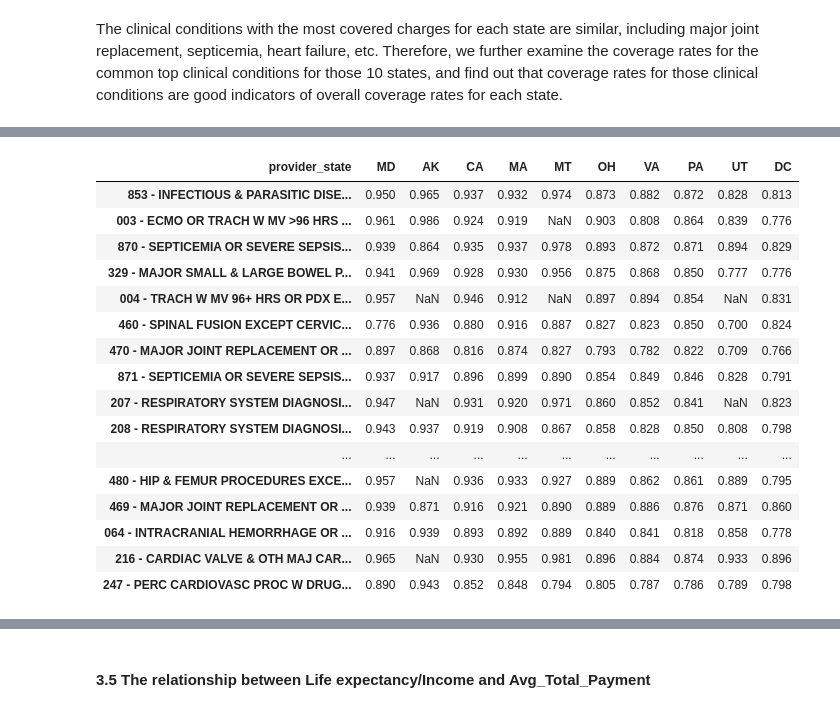
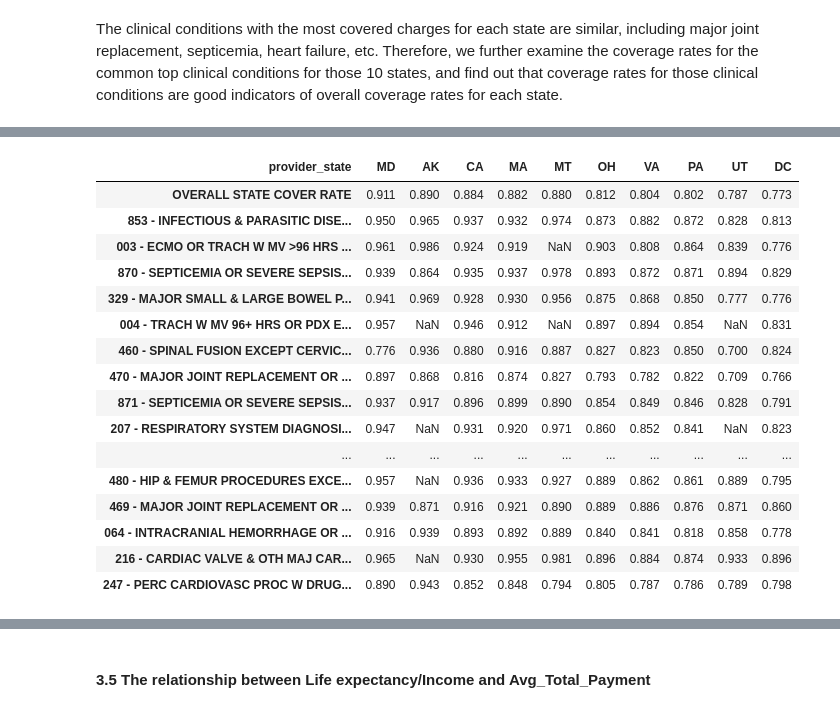
Before and after one commit to AnyiHuang/Analyzing-Inpatient-medical-expense-in-US, a Jupyter notebook: BA780_Team5A.ipynb, the cells around one changed output, grey strips where cells are left out. Saved outputs shown, nothing was run; the diff lists cells and outputs as text; code cells hidden in the pictures.

```diff
--- a/BA780_Team5A.ipynb
+++ b/BA780_Team5A.ipynb
@@ -429,19 +426,25 @@ order_drg = list(order['drg_definition'])[:30]
 # %%
 # Filter by 10 states and top 30 conditions
 c_compare = c_clinical_conditions_state.loc[
                                             (c_clinical_conditions_state['provider_state'].isin(['MD', 'AK', 'CA', 'MA', 'MT', 'OH', 'VA', 'PA', 'UT', 'DC'])) &
                                             (c_clinical_conditions_state['drg_definition'].isin(order_drg))
                                             ]
 
 # Transform the date for cover rate heatmap
 c_compare_pivot = pd.pivot_table(c_compare, values='cover_rate', index='drg_definition', columns='provider_state')
 
 # Reorder the states by descending cover rates, and clinical conditions by total covered charges
 top_drg = pd.Index(order_drg)
 c_compare_pivot = c_compare_pivot.loc[top_drg, ['MD', 'AK', 'CA', 'MA', 'MT', 'OH', 'VA', 'PA', 'UT', 'DC']]
+
+# Add a row for overall cover rate
+overall = [['OVERALL STATE COVER RATE', 0.911, 0.890, 0.884, 0.882, 0.880, 0.812, 0.804, 0.802, 0.787, 0.773]]
+overall_df = pd.DataFrame(overall, columns=['provider_state', 'MD', 'AK', 'CA', 'MA', 'MT', 'OH', 'VA', 'PA', 'UT', 'DC']).set_index('provider_state')
+c_compare_pivot = pd.concat([overall_df, c_compare_pivot])
 c_compare_pivot
 # %% [output]
 | provider_state | MD | AK | CA | MA | MT | OH | VA | PA | UT | DC |
+| OVERALL STATE COVER RATE | 0.911 | 0.890 | 0.884 | 0.882 | 0.880 | 0.812 | 0.804 | 0.802 | 0.787 | 0.773 |
 | 853 - INFECTIOUS & PARASITIC DISE... | 0.950 | 0.965 | 0.937 | 0.932 | 0.974 | 0.873 | 0.882 | 0.872 | 0.828 | 0.813 |
 | 003 - ECMO OR TRACH W MV >96 HRS ... | 0.961 | 0.986 | 0.924 | 0.919 | NaN | 0.903 | 0.808 | 0.864 | 0.839 | 0.776 |
 | 870 - SEPTICEMIA OR SEVERE SEPSIS... | 0.939 | 0.864 | 0.935 | 0.937 | 0.978 | 0.893 | 0.872 | 0.871 | 0.894 | 0.829 |
@@ -451,7 +454,6 @@ c_compare_pivot
 | 470 - MAJOR JOINT REPLACEMENT OR ... | 0.897 | 0.868 | 0.816 | 0.874 | 0.827 | 0.793 | 0.782 | 0.822 | 0.709 | 0.766 |
 | 871 - SEPTICEMIA OR SEVERE SEPSIS... | 0.937 | 0.917 | 0.896 | 0.899 | 0.890 | 0.854 | 0.849 | 0.846 | 0.828 | 0.791 |
 | 207 - RESPIRATORY SYSTEM DIAGNOSI... | 0.947 | NaN | 0.931 | 0.920 | 0.971 | 0.860 | 0.852 | 0.841 | NaN | 0.823 |
-| 208 - RESPIRATORY SYSTEM DIAGNOSI... | 0.943 | 0.937 | 0.919 | 0.908 | 0.867 | 0.858 | 0.828 | 0.850 | 0.808 | 0.798 |
 | ... | ... | ... | ... | ... | ... | ... | ... | ... | ... | ... |
 | 480 - HIP & FEMUR PROCEDURES EXCE... | 0.957 | NaN | 0.936 | 0.933 | 0.927 | 0.889 | 0.862 | 0.861 | 0.889 | 0.795 |
 | 469 - MAJOR JOINT REPLACEMENT OR ... | 0.939 | 0.871 | 0.916 | 0.921 | 0.890 | 0.889 | 0.886 | 0.876 | 0.871 | 0.860 |
```
Also changed, not shown: parts of 13 cells of this notebook.
